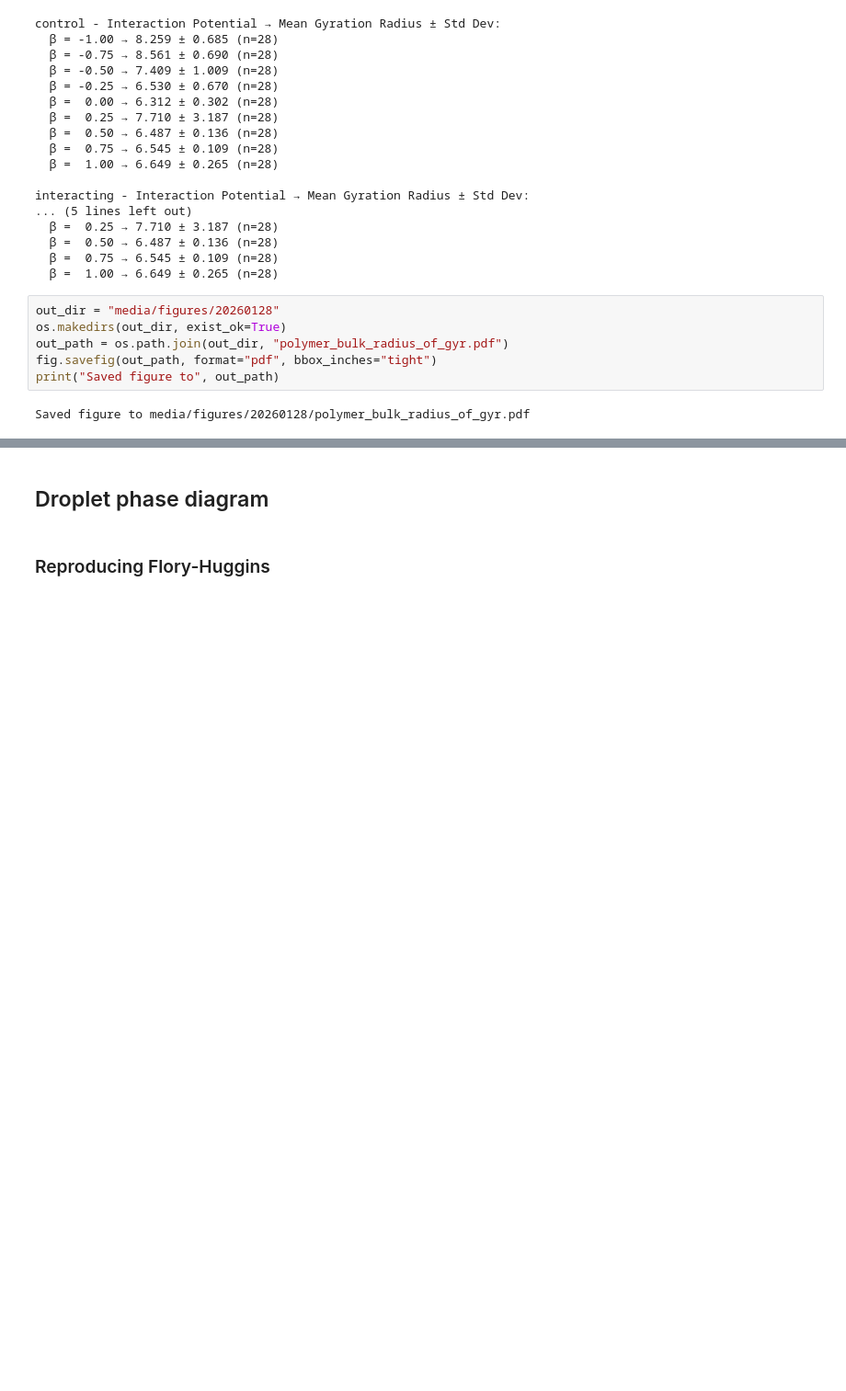
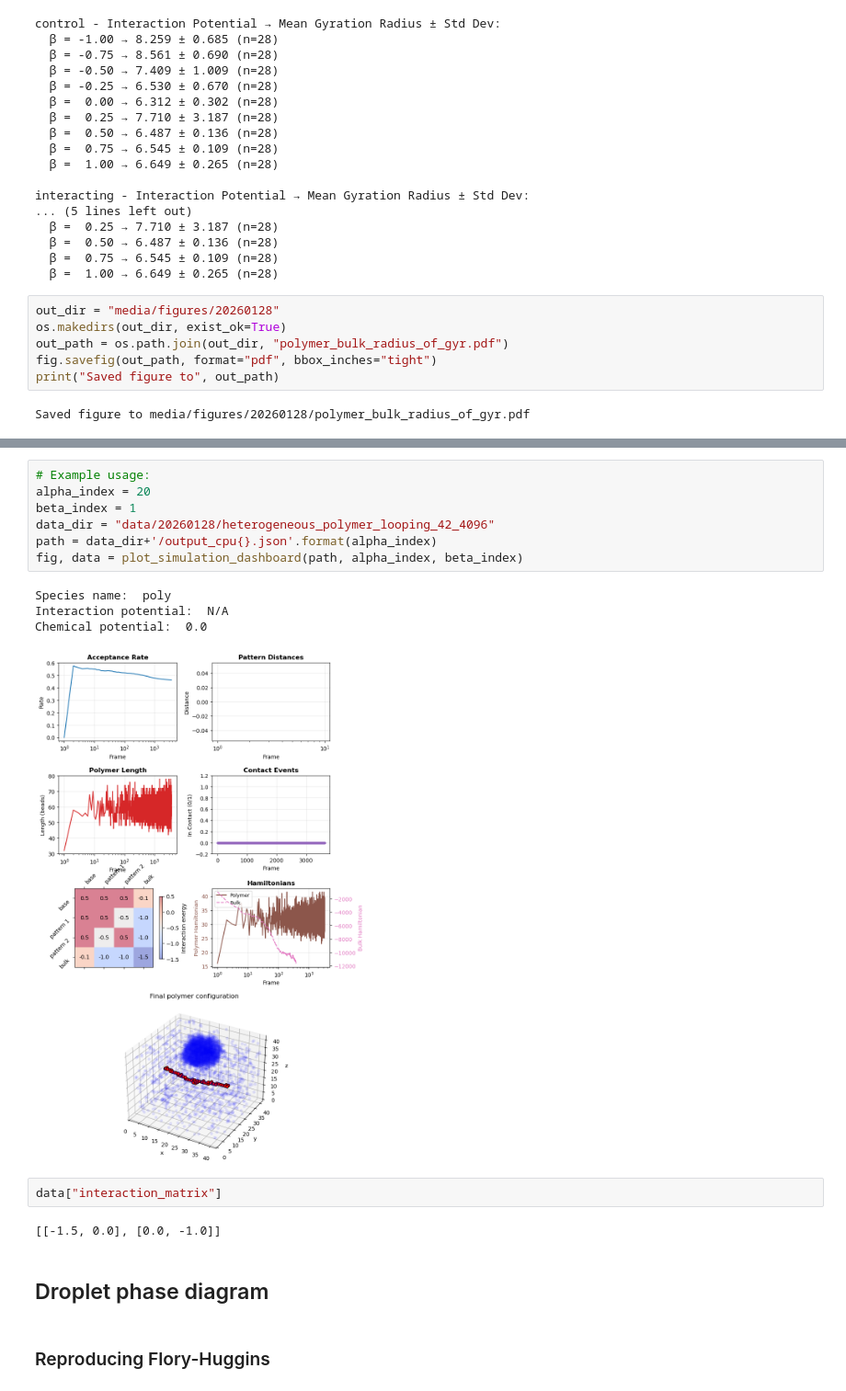
Before and after one commit to ta-rekt/Droplet, a Jupyter notebook: viz.ipynb, the cells around one changed output, grey strips where cells are left out. Shown at 92% size. Drawn from its saved outputs; the diff is of its cells as text; blank space fills up the shorter version.

```diff
--- a/viz.ipynb
+++ b/viz.ipynb
@@ -1515,3 +1685,19 @@ Saved figure to media/figures/20260128/polymer_bulk_radius_of_gyr.pdf
+# %%
+# Example usage:
+alpha_index = 20
+beta_index = 1
+data_dir = "data/20260128/heterogeneous_polymer_looping_42_4096"
+path = data_dir+'/output_cpu{}.json'.format(alpha_index)
+fig, data = plot_simulation_dashboard(path, alpha_index, beta_index)
+# %% [output]
+Species name:  poly
+Interaction potential:  N/A
+Chemical potential:  0.0
+[figure, added]
+# %%
+data["interaction_matrix"]
+# %% [output]
+[[-1.5, 0.0], [0.0, -1.0]]
 # %% [markdown]
 ## Droplet phase diagram
 # %% [markdown]
```
Also changed, not shown: parts of 3 cells of this notebook, 6 other files.
